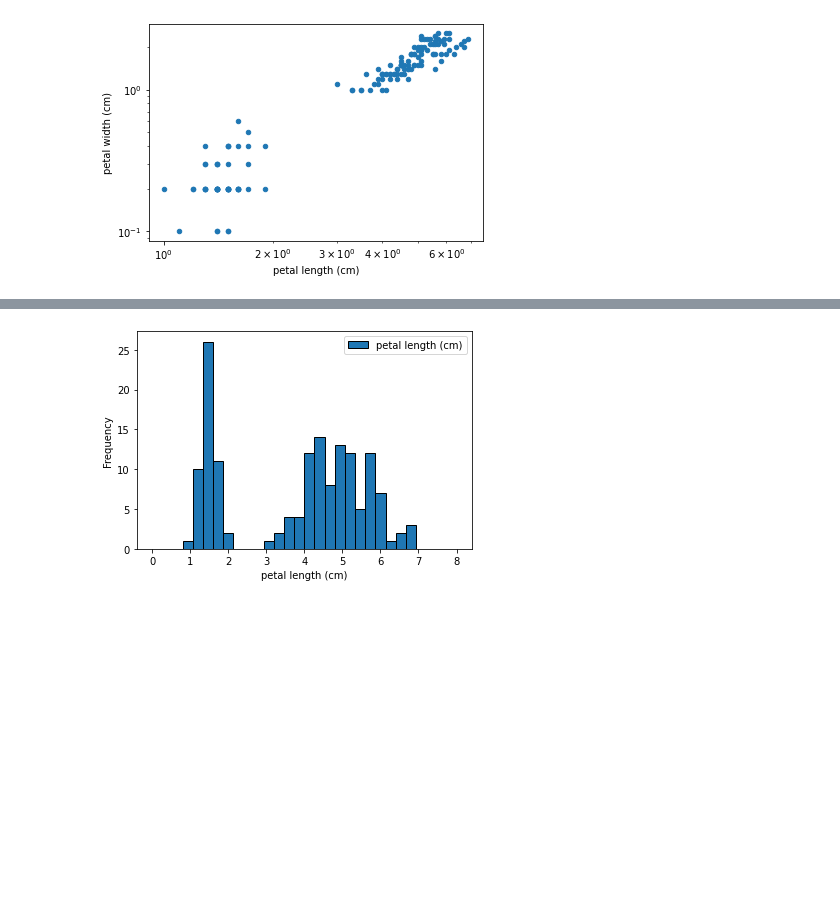
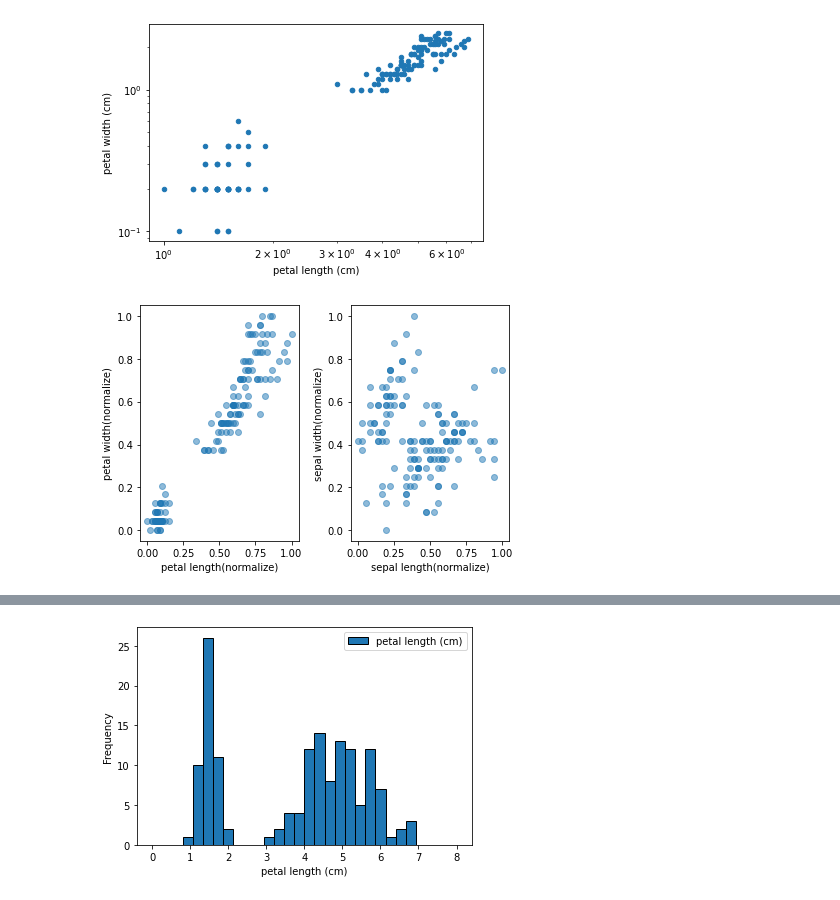
Before and after one commit to Chen-Han-Yu/Python, a Jupyter notebook: Tech/Iris/EDA_exercise.ipynb, the cells around one changed output, grey strips where cells are left out. Drawn from its saved outputs; the diff is of its cells as text; code cells hidden in the pictures; blank space fills up the shorter version.

```diff
--- a/Tech/Iris/EDA_exercise.ipynb
+++ b/Tech/Iris/EDA_exercise.ipynb
@@ -164,3 +164,22 @@ iris_df.plot(x = "petal length (cm)", y= "petal width (cm)",kind="scatter",logx
 [figure]
 <AxesSubplot:xlabel='petal length (cm)', ylabel='petal width (cm)'>
 [figure]
+# %%
+# Scatter Plot All Data
+column_index = iris_df.columns
+column_index_array = column_index[0:4]
+min_max_scaler = preprocessing.MinMaxScaler()
+iris_df_nor = min_max_scaler.fit_transform(iris_df.iloc[:,0:4])
+iris_df_nor = pd.DataFrame(iris_df_nor,columns=column_index_array)
+plt.subplot(1,2,1)
+plt.scatter(x= iris_df_nor.loc[:,"petal length (cm)"],y=iris_df_nor.loc[:,"petal width (cm)"],alpha=0.5)
+plt.xlabel("petal length(normalize)")
+plt.ylabel("petal width(normalize)")
+plt.subplot(1,2,2)
+plt.scatter(x= iris_df_nor.loc[:,"sepal length (cm)"],y=iris_df_nor.loc[:,"sepal width (cm)"],alpha=0.5)
+plt.xlabel("sepal length(normalize)")
+plt.ylabel("sepal width(normalize)")
+plt.tight_layout()
+plt.show()
+# %% [output]
+[figure, added]
```
Also changed, not shown: parts of 3 cells of this notebook.
